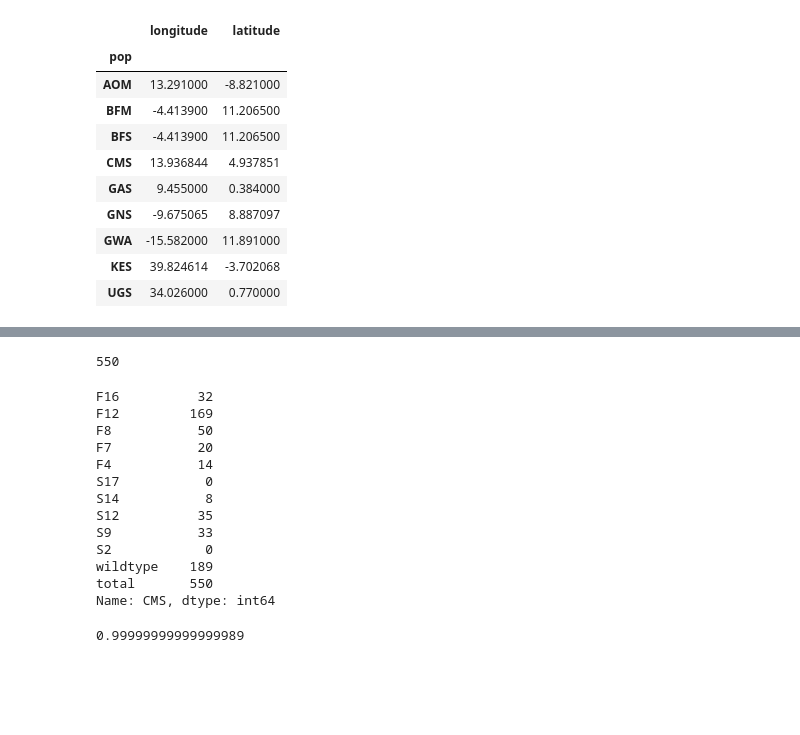
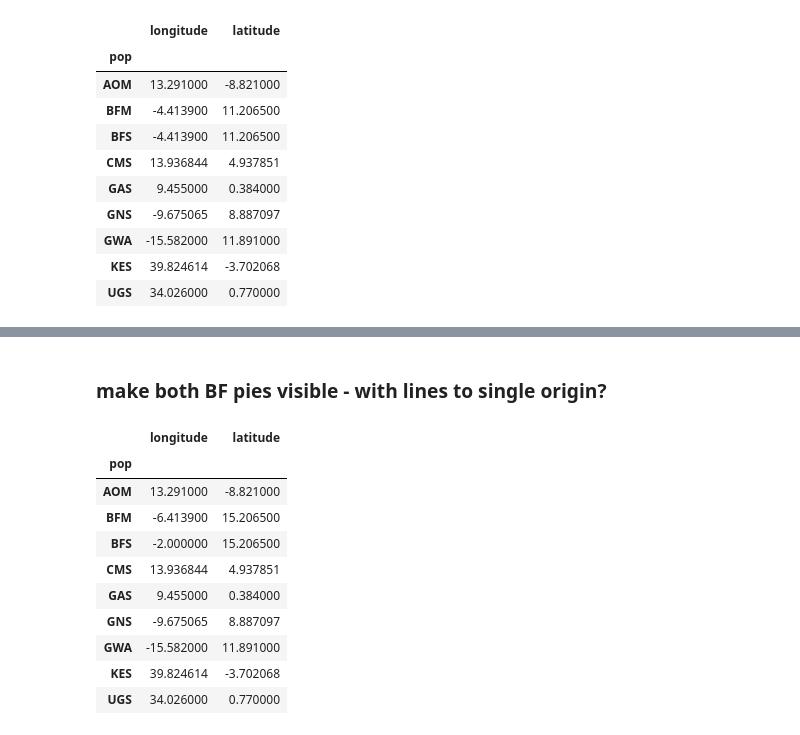
Before and after one commit to cclarkson/agam-vgsc-report, a Jupyter notebook: notebooks/Figure_1_DendroMap.ipynb, the cells around one changed output, grey strips where cells are left out. Drawn from its saved outputs; the diff is of its cells as text; code cells hidden in the pictures; blank space fills up the shorter version.

```diff
--- a/notebooks/Figure_1_DendroMap.ipynb
+++ b/notebooks/Figure_1_DendroMap.ipynb
@@ -332,26 +270,22 @@ for pop, row in df_lonlat.iterrows():
-# %%
-hap_freq_df.loc['CMS'][11]
-# %% [output]
-550
-# %%
-freqs = hap_freq_df.loc['CMS']
-freqs
-# %% [output]
-F16          32
-F12         169
-F8           50
-F7           20
-F4           14
-S17           0
-S14           8
-S12          35
-S9           33
-S2            0
-wildtype    189
-total       550
-Name: CMS, dtype: int64
-# %%
-ratios = [freqs[i]/freqs[11] for i in range(11)]
-sum(ratios)
-# %% [output]
-0.99999999999999989
+# %% [markdown]
+### make both BF pies visible - with lines to single origin?
+# %%
+#wiggle BFM and BFS lom/lat about so we can see both
+df_lonlat = pd.DataFrame()
+df_lonlat['pop'] = ['AOM', 'BFM', 'BFS', 'CMS', 'GAS', 'GNS', 'GWA', 'KES', 'UGS']
+df_lonlat['longitude'] = [13.291000, -6.413900, -2, 13.936844, 9.455000, -9.675065, -15.582000, 39.824614, 34.026000]
+df_lonlat['latitude'] = [-8.821000, 15.206500, 15.206500, 4.937851, 0.384000, 8.887097, 11.891000, -3.702068, 0.770000]
+df_lonlat = df_lonlat.set_index('pop')
+df_lonlat
+# %% [output]
+|  | longitude | latitude |
+| pop |  |  |
+| AOM | 13.291000 | -8.821000 |
+| BFM | -6.413900 | 15.206500 |
+| BFS | -2.000000 | 15.206500 |
+| CMS | 13.936844 | 4.937851 |
+| GAS | 9.455000 | 0.384000 |
+| GNS | -9.675065 | 8.887097 |
+| GWA | -15.582000 | 11.891000 |
+| KES | 39.824614 | -3.702068 |
+| UGS | 34.026000 | 0.770000 |
```
Also changed, not shown: parts of 11 cells of this notebook.
